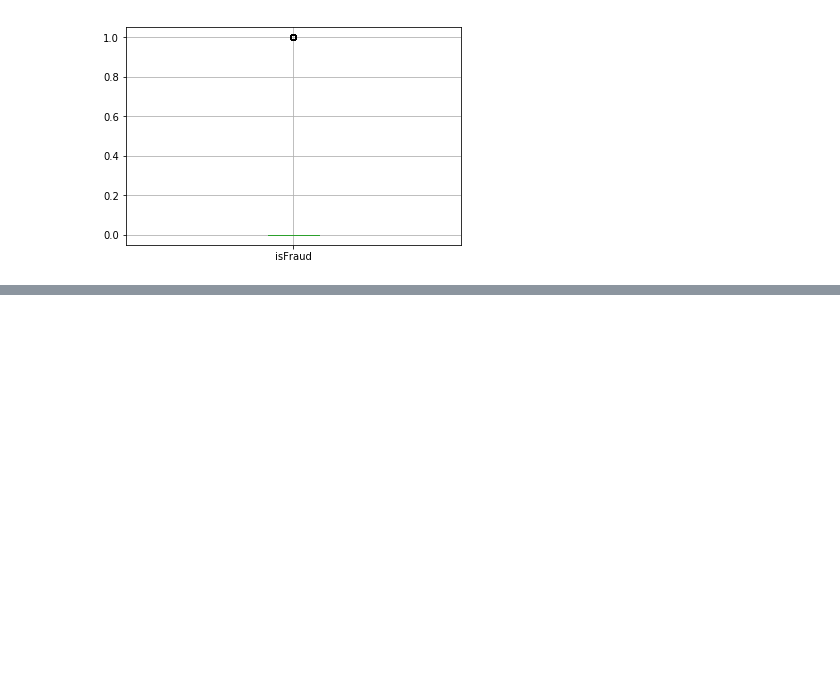
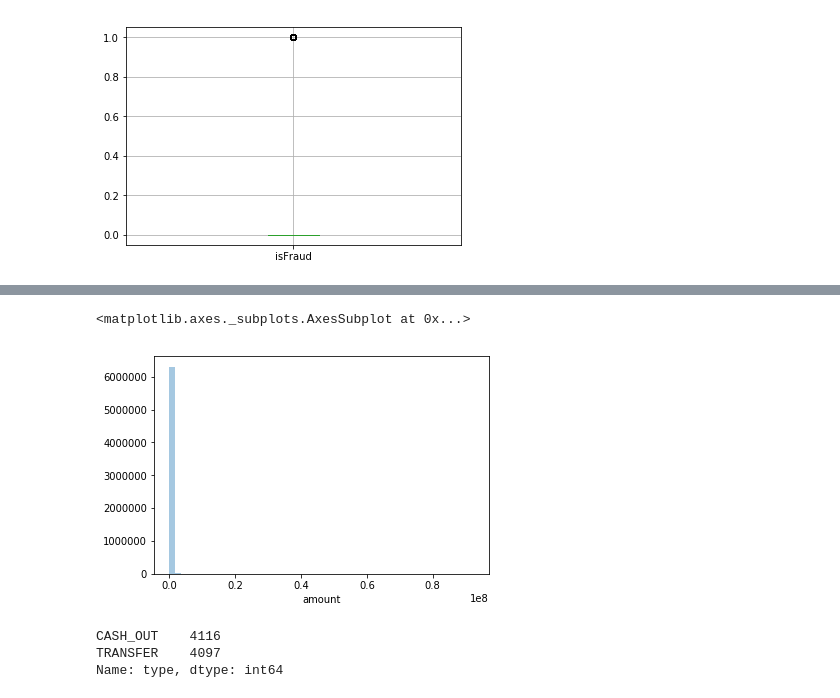
Before and after one commit to OmkarNaik10/Fraud_detection, a Jupyter notebook: Project.ipynb, the cells around one changed output, grey strips where cells are left out. Cells and saved outputs as stored; diff of their text form; code cells hidden in the pictures; blank space fills up the shorter version.

```diff
--- a/Project.ipynb
+++ b/Project.ipynb
@@ -183,0 +219,12 @@ data.boxplot(column= 'isFraud')
+# %%
+sns.distplot(normal.amount, kde = False)
+# %% [output]
+<matplotlib.axes._subplots.AxesSubplot at 0x...>
+[figure, added]
+# %%
+co=fraud.type.value_counts()   #fraud data
+co
+# %% [output]
+CASH_OUT    4116
+TRANSFER    4097
+Name: type, dtype: int64
```
Also changed, not shown: parts of 219 cells of this notebook, 2 other files.
